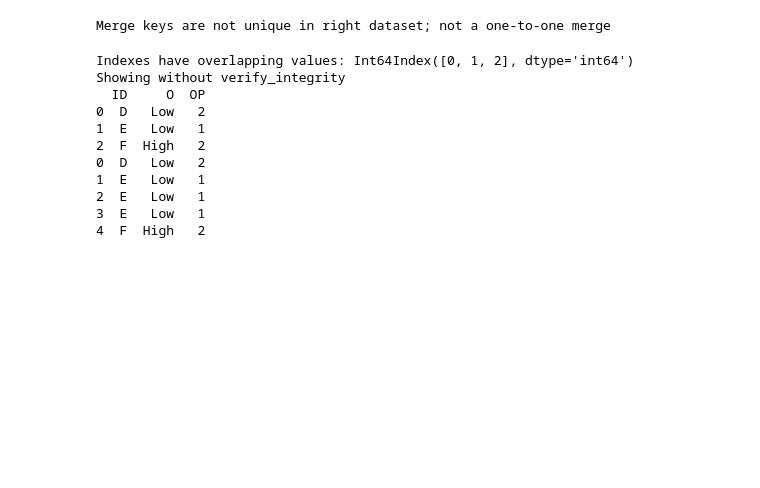
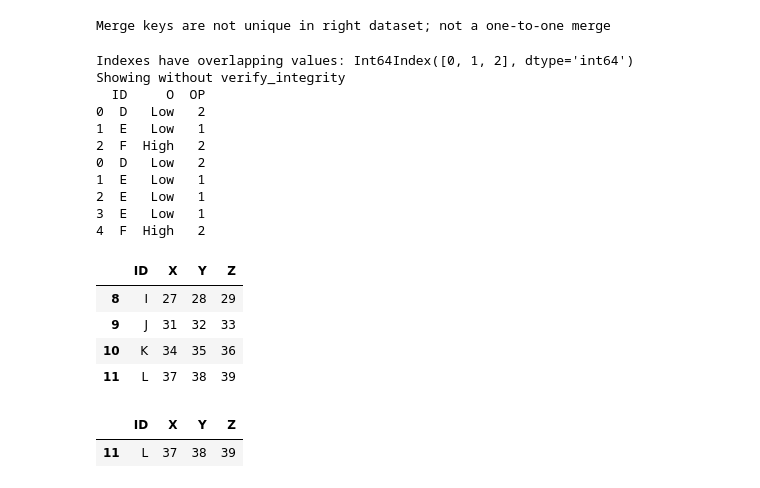
Before and after one commit to Vapb/DataCamp-DataEngineering, a Jupyter notebook: Joining_data_pandas.ipynb, the cells around one changed output. Drawn from its saved outputs; the diff is of its cells as text; code cells hidden in the pictures; blank space fills up the shorter version.

Commit message:
Update JoinDataPandas 100%

```diff
--- a/Joining_data_pandas.ipynb
+++ b/Joining_data_pandas.ipynb
@@ -266,0 +277,14 @@ Showing without verify_integrity
+# %%
+# Query Pandas
+df.query('X > 25')
+# %% [output]
+|  | ID | X | Y | Z |
+| 8 | I | 27 | 28 | 29 |
+| 9 | J | 31 | 32 | 33 |
+| 10 | K | 34 | 35 | 36 |
+| 11 | L | 37 | 38 | 39 |
+# %%
+df.query('X > 30 and Y > 35')
+# %% [output]
+|  | ID | X | Y | Z |
+| 11 | L | 37 | 38 | 39 |
```
Also changed, not shown: parts of 4 cells of this notebook, 2 other files.
